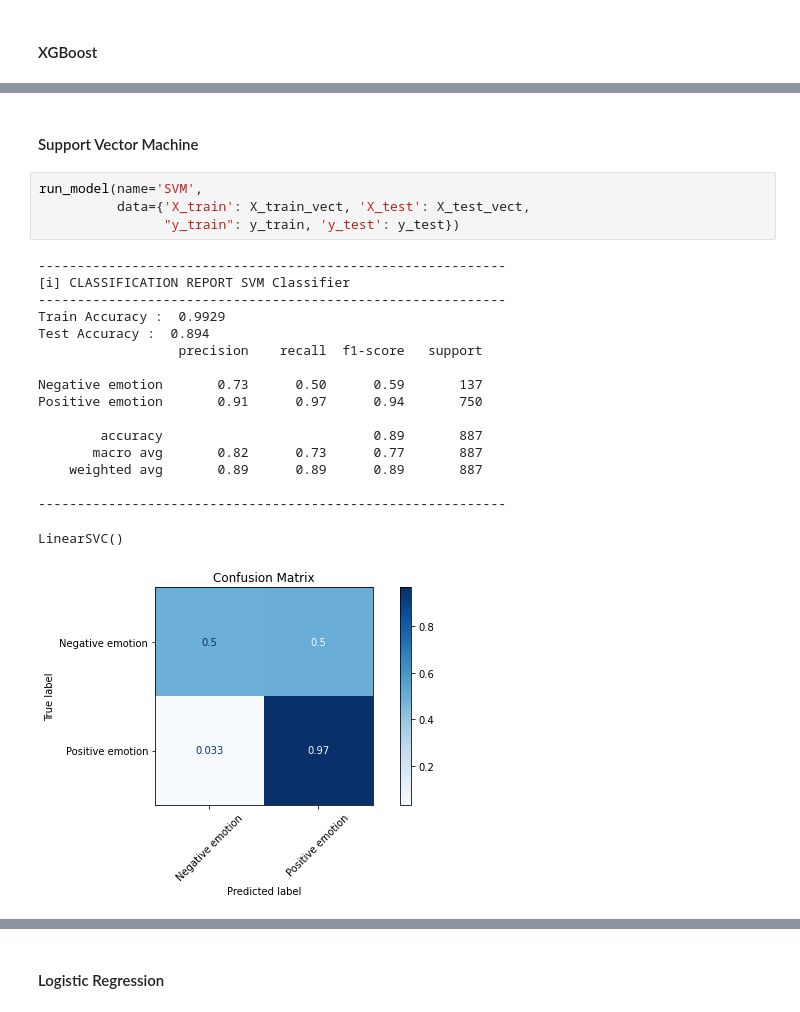
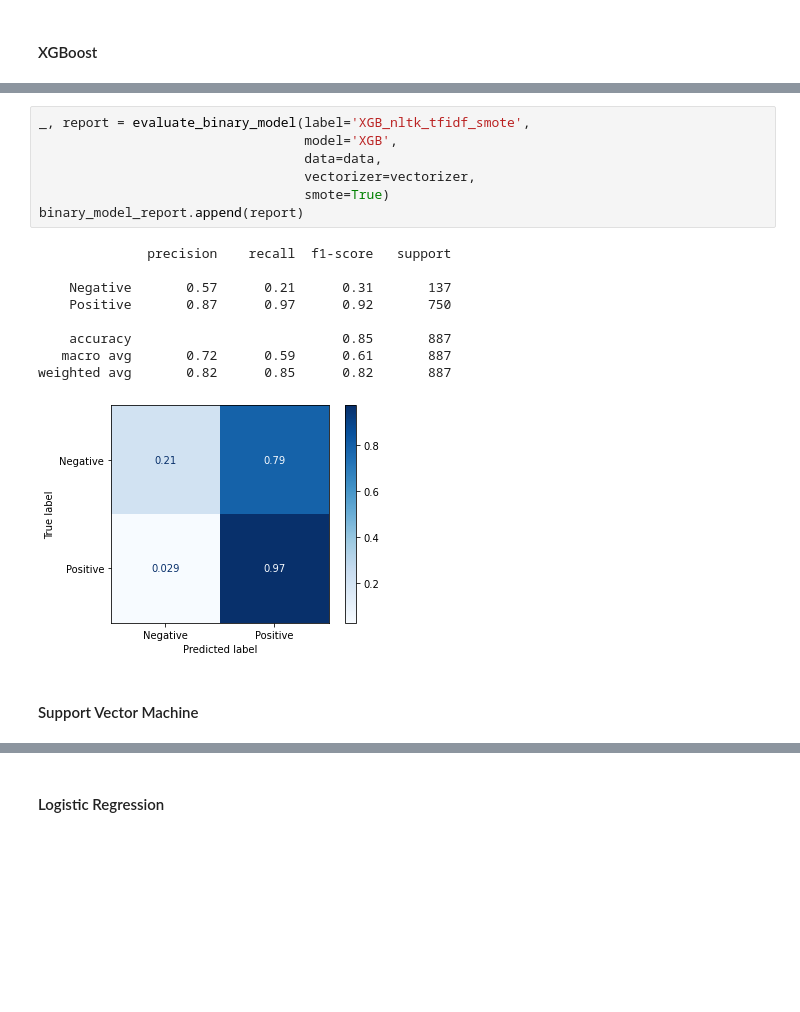
Before and after one commit to singsang2/dsc-mod-4-project-v2-1-onl01-dtsc-ft-070620, a Jupyter notebook: Tweet_sentiment_analysis.ipynb, the cells around one changed output, grey strips where cells are left out. Cells and saved outputs as stored; diff of their text form; blank space fills up the shorter version.

```diff
--- a/Tweet_sentiment_analysis.ipynb
+++ b/Tweet_sentiment_analysis.ipynb
@@ -645,24 +627,19 @@ XGBClassifier()
+# %%
+_, report = evaluate_binary_model(label='XGB_nltk_tfidf_smote',
+                                  model='XGB',
+                                  data=data,
+                                  vectorizer=vectorizer,
+                                  smote=True)
+binary_model_report.append(report)
+# %% [output]
+              precision    recall  f1-score   support
+
+    Negative       0.57      0.21      0.31       137
+    Positive       0.87      0.97      0.92       750
+
+    accuracy                           0.85       887
+   macro avg       0.72      0.59      0.61       887
+weighted avg       0.82      0.85      0.82       887
+[figure, added]
 # %% [markdown]
 #### Support Vector Machine
-# %%
-run_model(name='SVM',
-          data={'X_train': X_train_vect, 'X_test': X_test_vect,
-                "y_train": y_train, 'y_test': y_test})
-# %% [output]
-------------------------------------------------------------
-[i] CLASSIFICATION REPORT SVM Classifier
-------------------------------------------------------------
-Train Accuracy :  0.9929
-Test Accuracy :  0.894
-                  precision    recall  f1-score   support
-
-Negative emotion       0.73      0.50      0.59       137
-Positive emotion       0.91      0.97      0.94       750
-
-        accuracy                           0.89       887
-       macro avg       0.82      0.73      0.77       887
-    weighted avg       0.89      0.89      0.89       887
-
-------------------------------------------------------------
-LinearSVC()
-[figure, removed]
```
Also changed, not shown: parts of 67 cells of this notebook, 9 other files.
